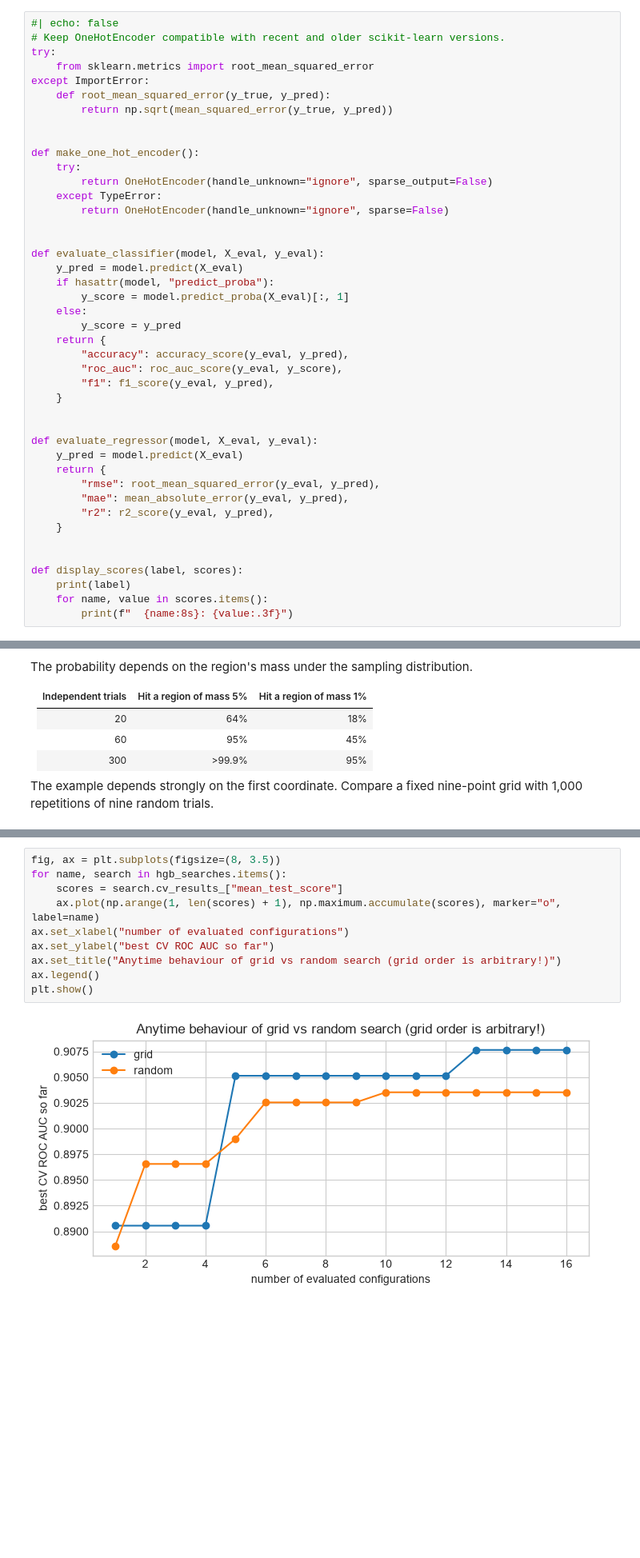
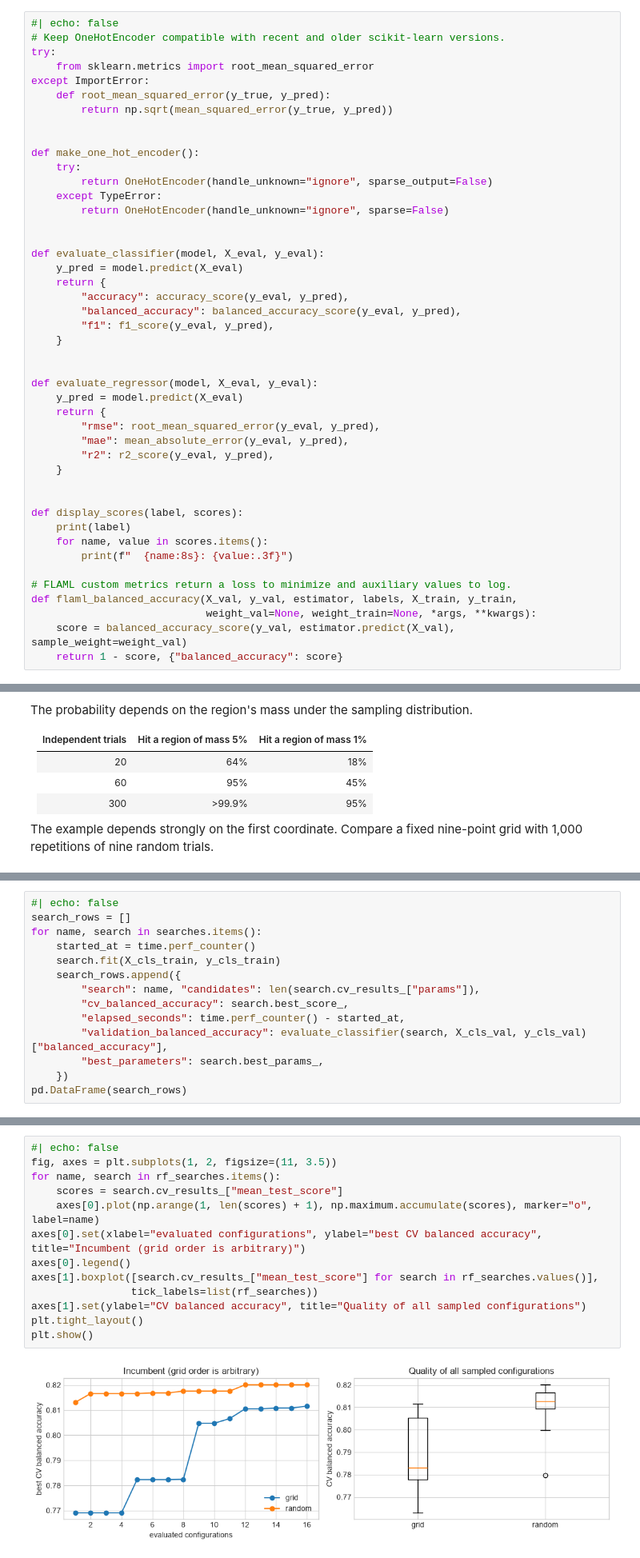
Before and after one commit to w4bo/AA2627-unibo-dcai, a Jupyter notebook: slides/lab-01-automl.ipynb, the cells around one changed output, grey strips where cells are left out. Shown at 80% size. Cells and saved outputs as stored; diff of their text form; blank space fills up the shorter version.

```diff
--- a/slides/lab-01-automl.ipynb
+++ b/slides/lab-01-automl.ipynb
@@ -128,13 +124,9 @@ def make_one_hot_encoder():
 
 def evaluate_classifier(model, X_eval, y_eval):
     y_pred = model.predict(X_eval)
-    if hasattr(model, "predict_proba"):
-        y_score = model.predict_proba(X_eval)[:, 1]
-    else:
-        y_score = y_pred
     return {
         "accuracy": accuracy_score(y_eval, y_pred),
-        "roc_auc": roc_auc_score(y_eval, y_score),
+        "balanced_accuracy": balanced_accuracy_score(y_eval, y_pred),
         "f1": f1_score(y_eval, y_pred),
     }
 
@@ -152,6 +144,12 @@ def display_scores(label, scores):
     print(label)
     for name, value in scores.items():
         print(f"  {name:8s}: {value:.3f}")
+
+# FLAML custom metrics return a loss to minimize and auxiliary values to log.
+def flaml_balanced_accuracy(X_val, y_val, estimator, labels, X_train, y_train,
+                            weight_val=None, weight_train=None, *args, **kwargs):
+    score = balanced_accuracy_score(y_val, estimator.predict(X_val), sample_weight=weight_val)
+    return 1 - score, {"balanced_accuracy": score}
 # %% [markdown]
 # Classification Dataset
 
@@ -444,0 +445,14 @@ pd.DataFrame(search_rows)
+# %%
+#| echo: false
+search_rows = []
+for name, search in searches.items():
+    started_at = time.perf_counter()
+    search.fit(X_cls_train, y_cls_train)
+    search_rows.append({
+        "search": name, "candidates": len(search.cv_results_["params"]),
+        "cv_balanced_accuracy": search.best_score_,
+        "elapsed_seconds": time.perf_counter() - started_at,
+        "validation_balanced_accuracy": evaluate_classifier(search, X_cls_val, y_cls_val)["balanced_accuracy"],
+        "best_parameters": search.best_params_,
+    })
+pd.DataFrame(search_rows)
@@ -494,15 +518,18 @@ pd.DataFrame(hgb_search_rows).round(4)
 # %%
-fig, ax = plt.subplots(figsize=(8, 3.5))
-for name, search in hgb_searches.items():
+#| echo: false
+fig, axes = plt.subplots(1, 2, figsize=(11, 3.5))
+for name, search in rf_searches.items():
     scores = search.cv_results_["mean_test_score"]
-    ax.plot(np.arange(1, len(scores) + 1), np.maximum.accumulate(scores), marker="o", label=name)
-ax.set_xlabel("number of evaluated configurations")
-ax.set_ylabel("best CV ROC AUC so far")
-ax.set_title("Anytime behaviour of grid vs random search (grid order is arbitrary!)")
-ax.legend()
+    axes[0].plot(np.arange(1, len(scores) + 1), np.maximum.accumulate(scores), marker="o", label=name)
+axes[0].set(xlabel="evaluated configurations", ylabel="best CV balanced accuracy", title="Incumbent (grid order is arbitrary)")
+axes[0].legend()
+axes[1].boxplot([search.cv_results_["mean_test_score"] for search in rf_searches.values()],
+                tick_labels=list(rf_searches))
+axes[1].set(ylabel="CV balanced accuracy", title="Quality of all sampled configurations")
+plt.tight_layout()
 plt.show()
 # %% [output]
-[figure, old version]
+[figure, new version]
 # %% [markdown]
 # Beyond Random Search: Learning Where to Search
 
```
Also changed, not shown: parts of 46 cells of this notebook.
